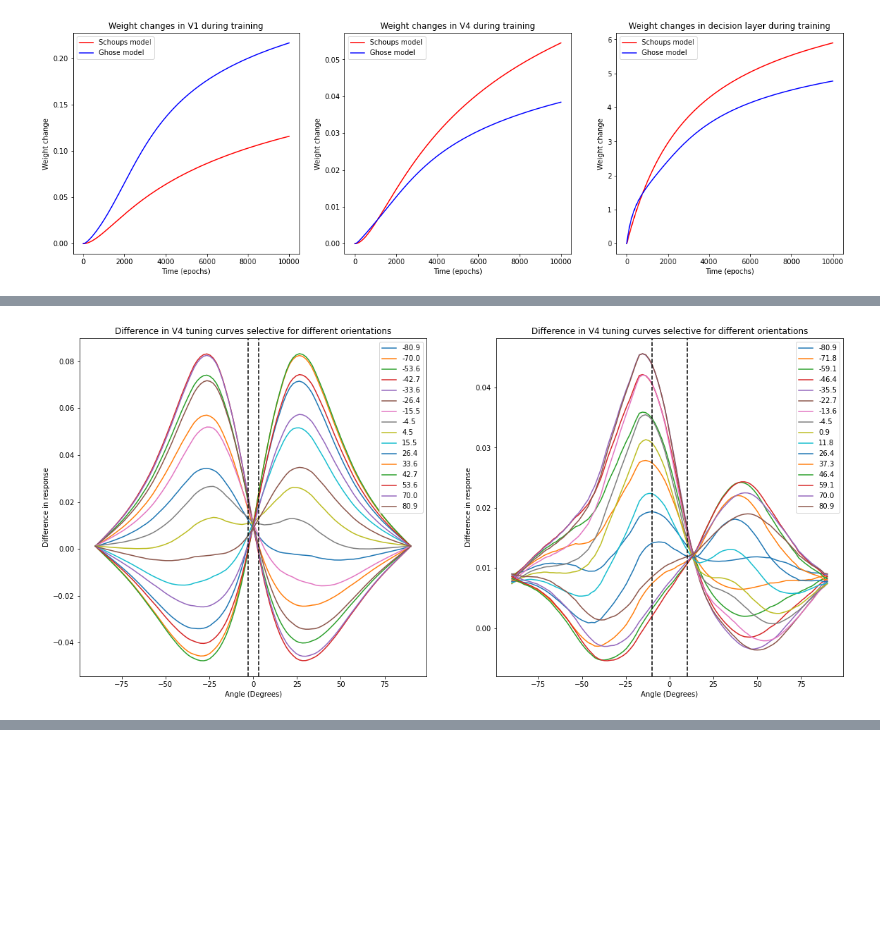
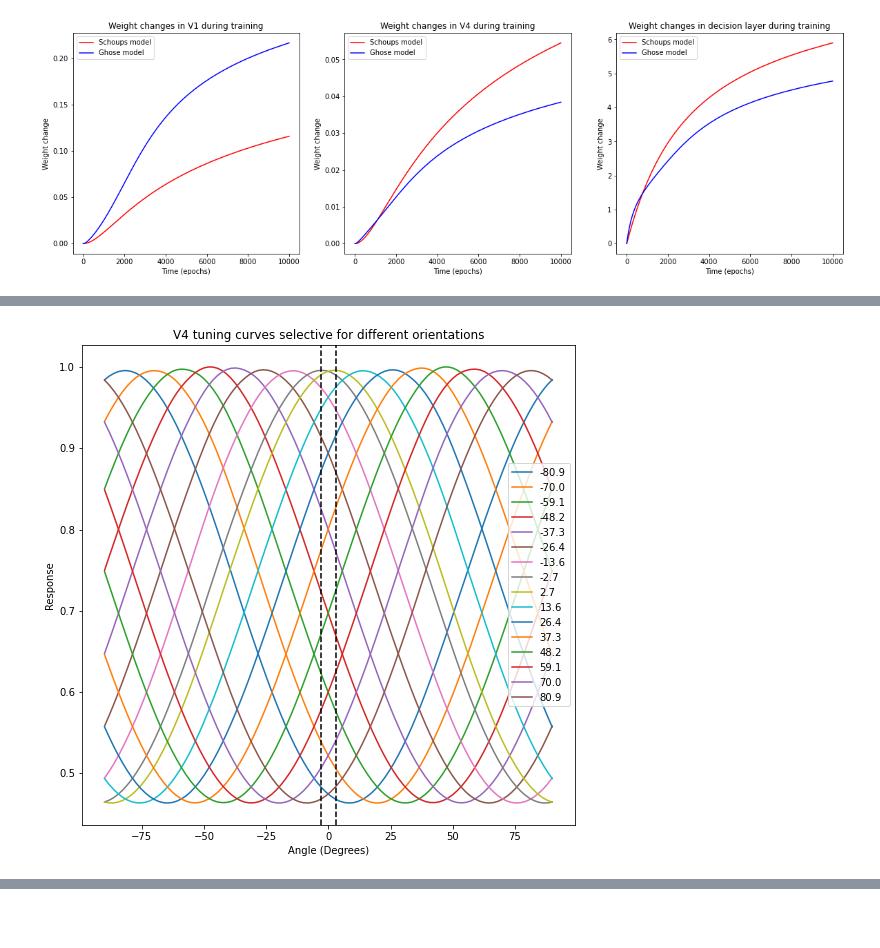
Before and after one commit to pacochow/Modelling-vpl, a Jupyter notebook: Convolutional_neural_network.ipynb, the cells around one changed output, grey strips where cells are left out. Saved outputs shown, nothing was run; the diff lists cells and outputs as text; code cells hidden in the pictures; blank space fills up the shorter version.

```diff
--- a/Convolutional_neural_network.ipynb
+++ b/Convolutional_neural_network.ipynb
@@ -198,19 +193,19 @@ plt.axvline(ghose_net.angle2 * 180/np.pi, 0, 1, linestyle = 'dashed', color = 'b
 # %%
 plt.figure(figsize = [30, 30])
-difference = True
+difference = False
 
 plt.subplot(3, 3, 1)
 schoups_net.plot_v4_tuning_curve(differences = difference)
 plt.axvline(schoups_net.angle1 * 180/np.pi, 0, 1, linestyle = 'dashed', color = 'black');
 plt.axvline(schoups_net.angle2 * 180/np.pi, 0, 1, linestyle = 'dashed', color = 'black');
 # plt.title("V4 tuning curves after training")
 
-plt.subplot(3, 3, 2)
-ghose_net.plot_v4_tuning_curve(differences = difference)
-plt.axvline(ghose_net.angle1 * 180/np.pi, 0, 1, linestyle = 'dashed', color = 'black');
-plt.axvline(ghose_net.angle2 * 180/np.pi, 0, 1, linestyle = 'dashed', color = 'black');
+# plt.subplot(3, 3, 2)
+# ghose_net.plot_v4_tuning_curve(differences = difference)
+# plt.axvline(ghose_net.angle1 * 180/np.pi, 0, 1, linestyle = 'dashed', color = 'black');
+# plt.axvline(ghose_net.angle2 * 180/np.pi, 0, 1, linestyle = 'dashed', color = 'black');
 # %% [output]
-[figure, old version]
+[figure, new version]
 # %%
 plt.figure(figsize = [50, 50])
 plt.subplot(5, 5, 1)
```
Also changed, not shown: parts of 6 cells of this notebook.
